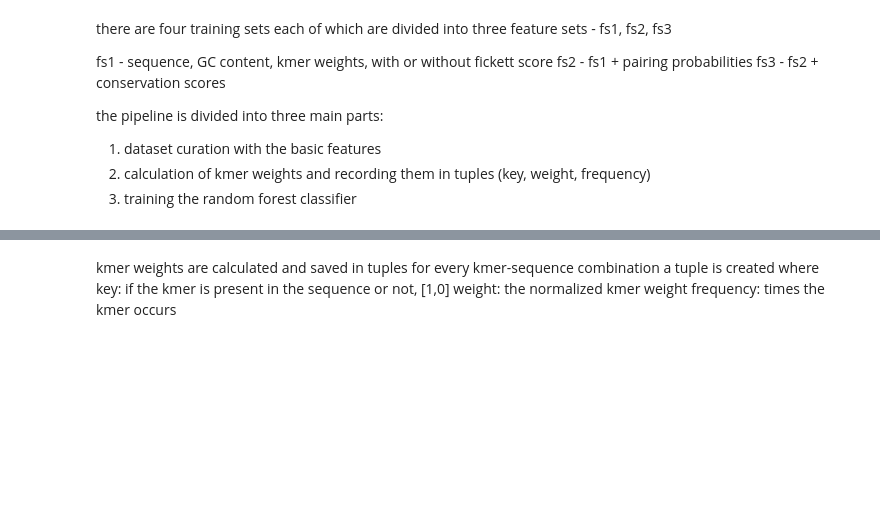
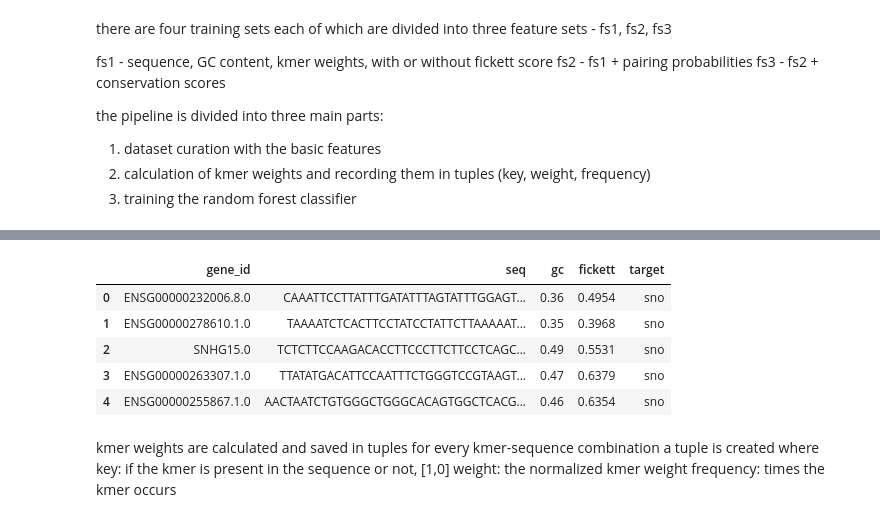
Before and after one commit to Bierinformatik/lncRNA_host_gene_classification, a Jupyter notebook: lncRNA_classify.ipynb, the cells around one changed output, grey strips where cells are left out. Saved outputs shown, nothing was run; the diff lists cells and outputs as text; code cells hidden in the pictures; blank space fills up the shorter version.

```diff
--- a/lncRNA_classify.ipynb
+++ b/lncRNA_classify.ipynb
@@ -51,3 +67,12 @@ flanks_down.info()
+# %%
+flanks_down.head()
+# %% [output]
+|  | gene_id | seq | gc | fickett | target |
+| 0 | ENSG00000232006.8.0 | CAAATTCCTTATTTGATATTTAGTATTTGGAGT... | 0.36 | 0.4954 | sno |
+| 1 | ENSG00000278610.1.0 | TAAAATCTCACTTCCTATCCTATTCTTAAAAAT... | 0.35 | 0.3968 | sno |
+| 2 | SNHG15.0 | TCTCTTCCAAGACACCTTCCCTTCTTCCTCAGC... | 0.49 | 0.5531 | sno |
+| 3 | ENSG00000263307.1.0 | TTATATGACATTCCAATTTCTGGGTCCGTAAGT... | 0.47 | 0.6379 | sno |
+| 4 | ENSG00000255867.1.0 | AACTAATCTGTGGGCTGGGCACAGTGGCTCACG... | 0.46 | 0.6354 | sno |
 # %% [markdown]
 kmer weights are calculated and saved in tuples
 for every kmer-sequence combination a tuple is created where
```
Also changed, not shown: parts of 13 cells of this notebook.
